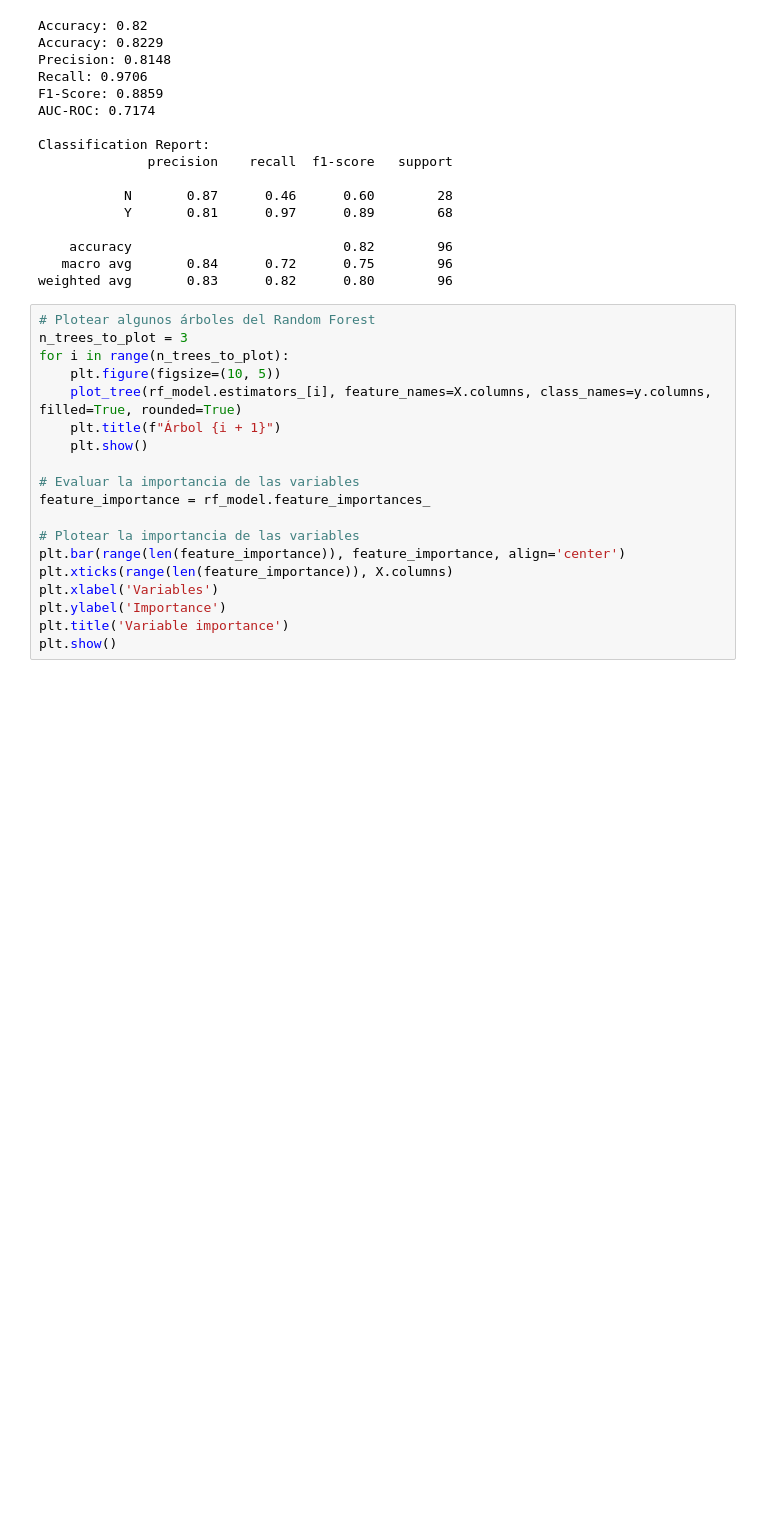
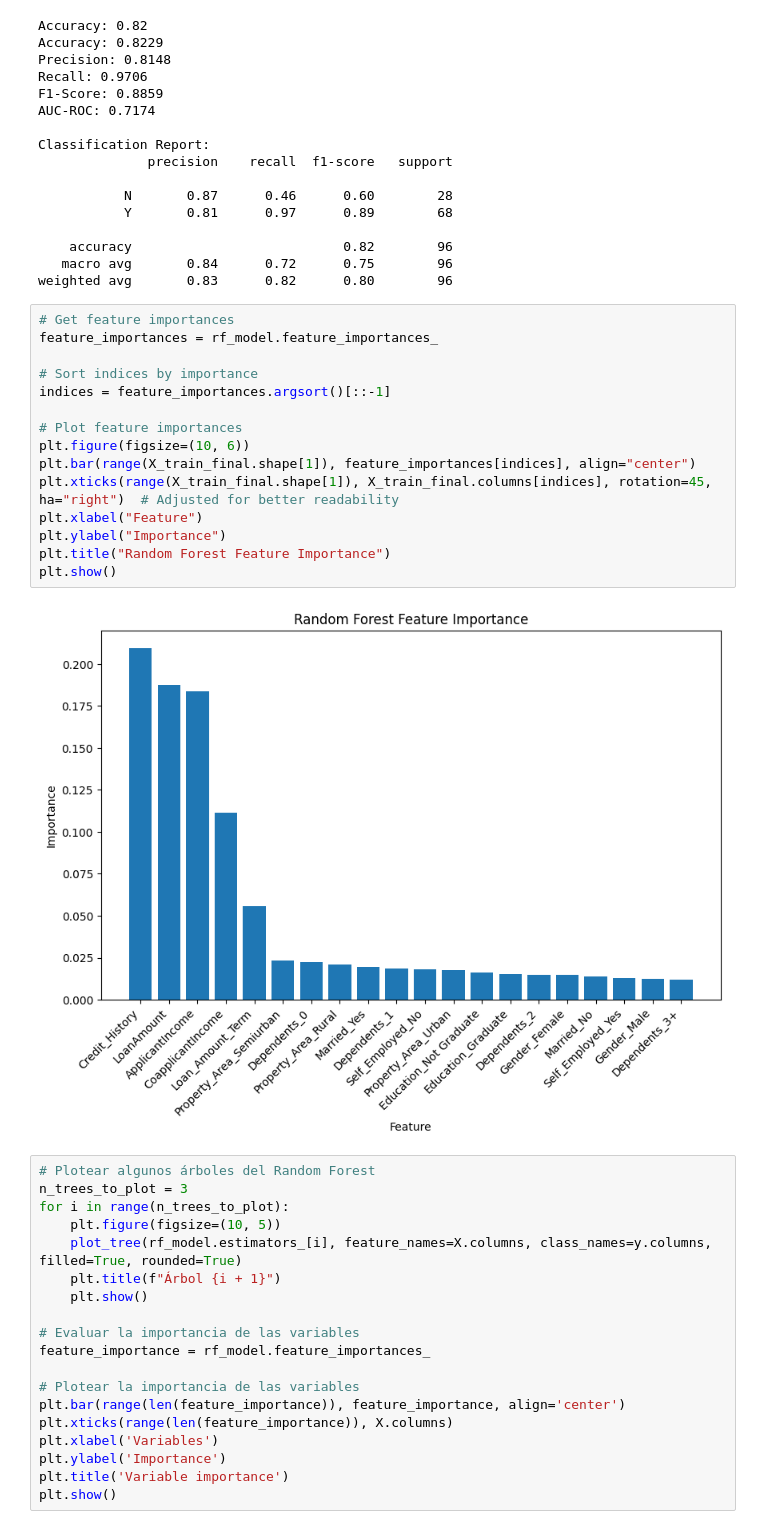
Before and after one commit to seb2022/impelia_general, a Jupyter notebook: random_forest.ipynb, the cells around one changed output. Drawn from its saved outputs; the diff is of its cells as text; blank space fills up the shorter version.

```diff
--- a/random_forest.ipynb
+++ b/random_forest.ipynb
@@ -113,6 +113,23 @@ Classification Report:
     accuracy                           0.82        96
    macro avg       0.84      0.72      0.75        96
 weighted avg       0.83      0.82      0.80        96
+# %%
+# Get feature importances
+feature_importances = rf_model.feature_importances_
+
+# Sort indices by importance
+indices = feature_importances.argsort()[::-1]
+
+# Plot feature importances
+plt.figure(figsize=(10, 6))
+plt.bar(range(X_train_final.shape[1]), feature_importances[indices], align="center")
+plt.xticks(range(X_train_final.shape[1]), X_train_final.columns[indices], rotation=45, ha="right")  # Adjusted for better readability
+plt.xlabel("Feature")
+plt.ylabel("Importance")
+plt.title("Random Forest Feature Importance")
+plt.show()
+# %% [output]
+[figure, added]
 # %%
 # Plotear algunos árboles del Random Forest
 n_trees_to_plot = 3
```
Also changed, not shown: 1 other file.
